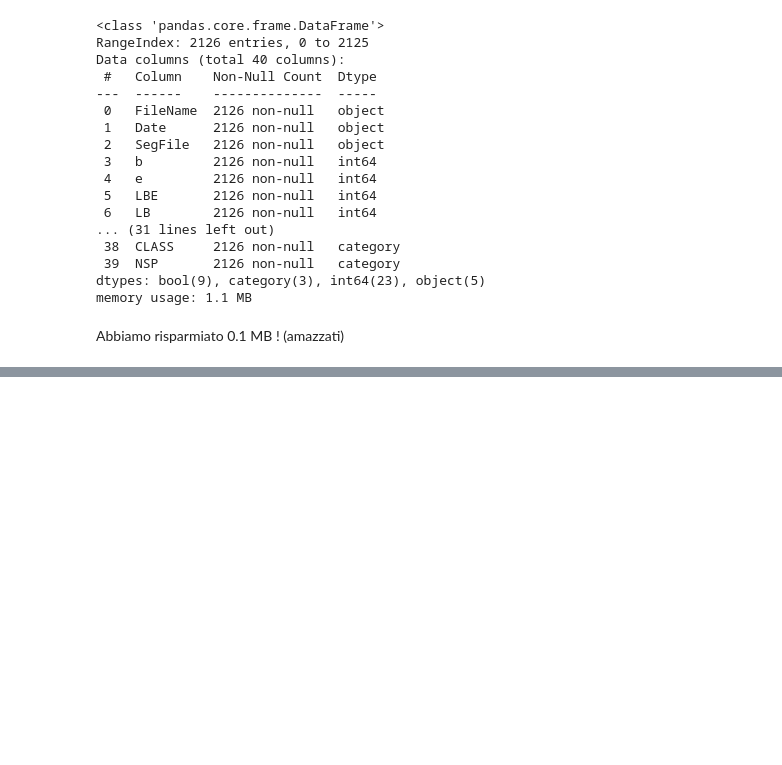
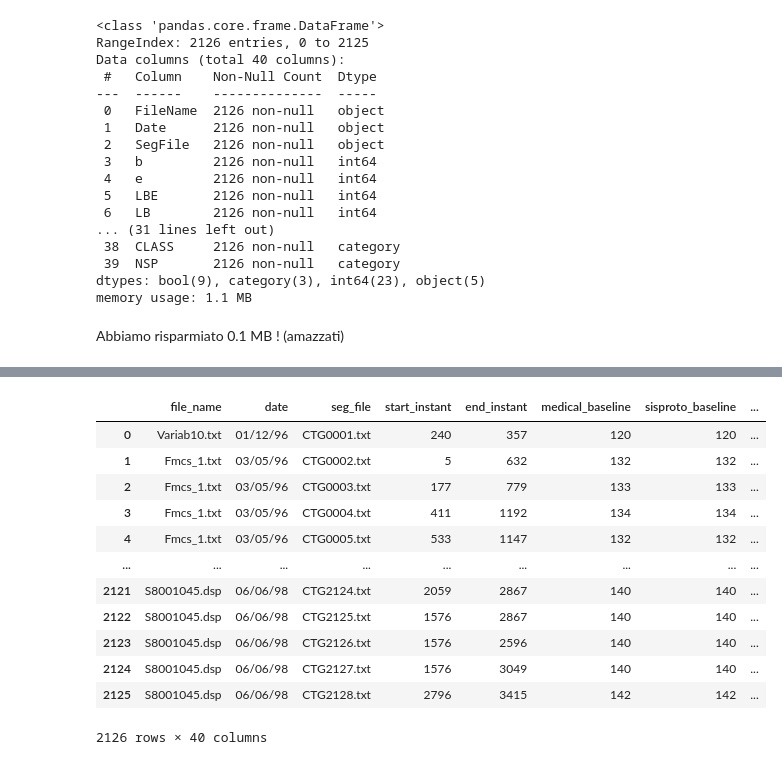
Before and after one commit to S-furi/CardioML, a Jupyter notebook: notebooks/cardio_ml.ipynb, the cells around one changed output, grey strips where cells are left out. Saved outputs shown, nothing was run; the diff lists cells and outputs as text; code cells hidden in the pictures; blank space fills up the shorter version.

```diff
--- a/notebooks/cardio_ml.ipynb
+++ b/notebooks/cardio_ml.ipynb
@@ -148,0 +149,16 @@ Abbiamo risparmiato 0.1 MB ! (amazzati)
+# %%
+raw_df
+# %% [output]
+|  | file_name | date | seg_file | start_instant | end_instant | medical_baseline | sisproto_baseline | ... |
+| 0 | Variab10.txt | 01/12/96 | CTG0001.txt | 240 | 357 | 120 | 120 | ... |
+| 1 | Fmcs_1.txt | 03/05/96 | CTG0002.txt | 5 | 632 | 132 | 132 | ... |
+| 2 | Fmcs_1.txt | 03/05/96 | CTG0003.txt | 177 | 779 | 133 | 133 | ... |
+| 3 | Fmcs_1.txt | 03/05/96 | CTG0004.txt | 411 | 1192 | 134 | 134 | ... |
+| 4 | Fmcs_1.txt | 03/05/96 | CTG0005.txt | 533 | 1147 | 132 | 132 | ... |
+| ... | ... | ... | ... | ... | ... | ... | ... | ... |
+| 2121 | S8001045.dsp | 06/06/98 | CTG2124.txt | 2059 | 2867 | 140 | 140 | ... |
+| 2122 | S8001045.dsp | 06/06/98 | CTG2125.txt | 1576 | 2867 | 140 | 140 | ... |
+| 2123 | S8001045.dsp | 06/06/98 | CTG2126.txt | 1576 | 2596 | 140 | 140 | ... |
+| 2124 | S8001045.dsp | 06/06/98 | CTG2127.txt | 1576 | 3049 | 140 | 140 | ... |
+| 2125 | S8001045.dsp | 06/06/98 | CTG2128.txt | 2796 | 3415 | 142 | 142 | ... |
+2126 rows × 40 columns
```
Also changed, not shown: parts of 7 cells of this notebook.
